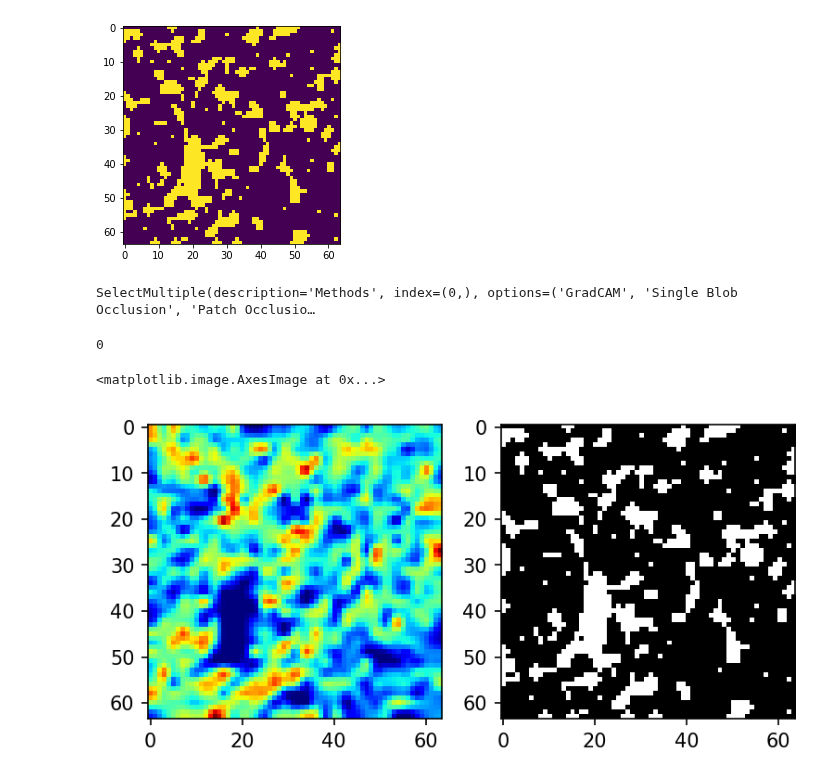
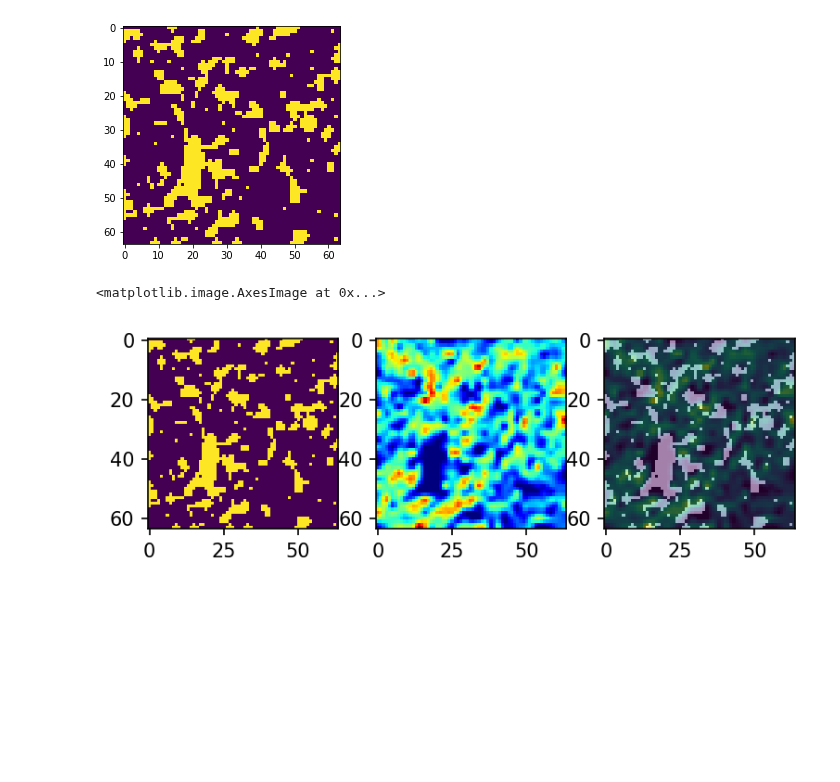
Before and after one commit to Kayzi0/ExplainBlobs, a Jupyter notebook: model_train.ipynb, the cells around one changed output. Cells and saved outputs as stored; diff of their text form; code cells hidden in the pictures; blank space fills up the shorter version.

Commit message:
removed unused visualisations

```diff
--- a/model_train.ipynb
+++ b/model_train.ipynb
@@ -191,16 +191,3 @@ plt.imshow(img)
 # %% [output]
 <matplotlib.image.AxesImage at 0x...>
 [figure]
-# %%
-#choose explainability options
-explain_picker = widgets.SelectMultiple(
-    options=['GradCAM', 'Single Blob Occlusion', 'Patch Occlusion', 'Overlapping Patch Occlusion'],
-    value=['GradCAM'],
-    #rows=10,
-    description='Methods',
-    disabled=False
-)
-
-display(explain_picker)
-# %% [output]
-SelectMultiple(description='Methods', index=(0,), options=('GradCAM', 'Single Blob Occlusion', 'Patch Occlusio…
@@ -220,13 +194,14 @@ for method in explain_picker.value:
+# %%
+heatmap = explainabilityModels.make_gradcam_heatmap(img, model)
 # %%
-fig, ax = plt.subplots(1, len(heatmaps)+1)
+fig, ax = plt.subplots(1,3)
 fig.set_dpi(150)
 fig.tight_layout
-for idx, map in enumerate(heatmaps):
-    print(idx)
-    ax[idx].imshow(map, cmap=plt.cm.jet)
 
-ax[-1].imshow(img, cmap=plt.cm.gray)
+ax[0].imshow(img)
+ax[1].imshow(heatmap, cmap = 'jet')
+ax[2].imshow(img, cmap = 'gray')
+ax[2].imshow(heatmap, alpha = 0.5)
 # %% [output]
-0
+<matplotlib.image.AxesImage at 0x...>
-<matplotlib.image.AxesImage at 0x...>
-[figure, old version]
+[figure, new version]
```
Also changed, not shown: parts of 1 cell of this notebook.
